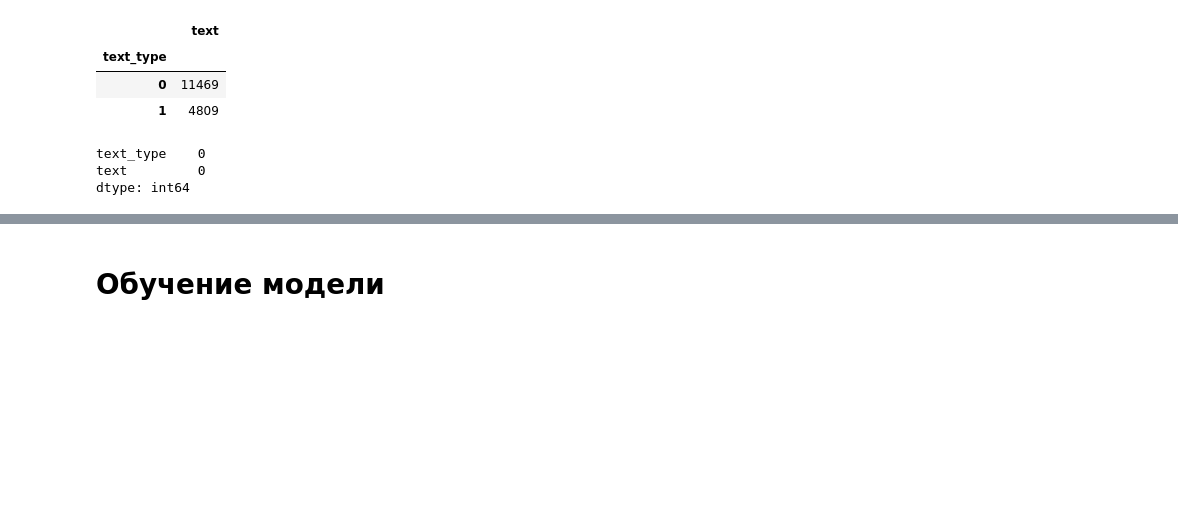
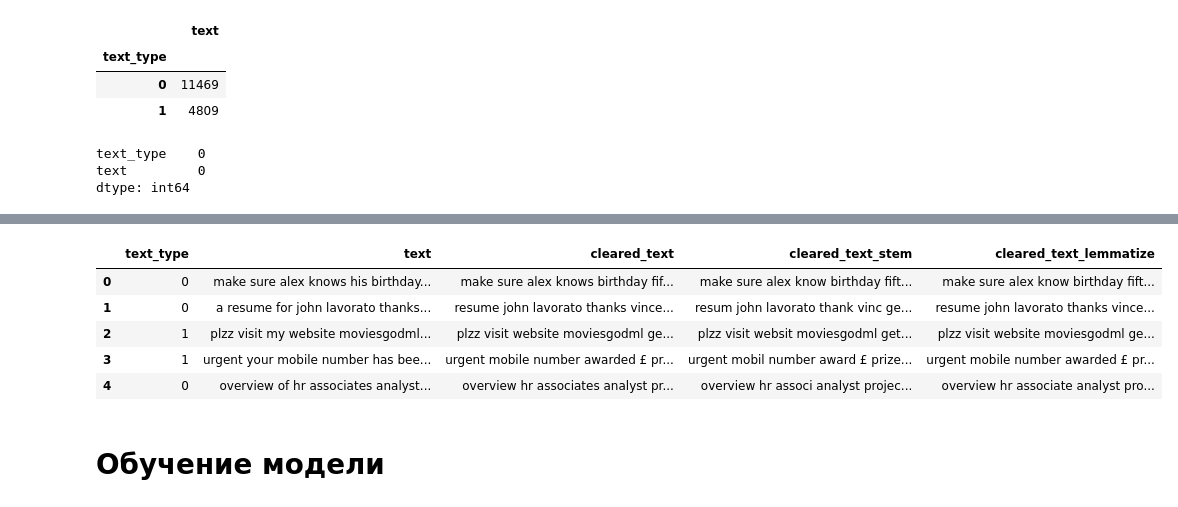
Before and after one commit to kudrmax/spam-recognition, a Jupyter notebook: main.ipynb, the cells around one changed output, grey strips where cells are left out. Cells and saved outputs as stored; diff of their text form; code cells hidden in the pictures; blank space fills up the shorter version.

Commit message:
Improved clear_text function

```diff
--- a/main.ipynb
+++ b/main.ipynb
@@ -14,8 +13,9 @@ data.head()
 # %% [markdown]
 # Анализ и предобработка данных
 # %%
-data['text_type'] = data['text_type'].replace(['spam'], 1)
-data['text_type'] = data['text_type'].replace(['ham'], 0)
+# заменим spam на 1 и ham на 0
+data.loc[data['text_type'] == 'spam', 'text_type'] = 1
+data.loc[data['text_type'] == 'ham', 'text_type'] = 0
 data.head()
 # %% [output]
 |  | text_type | text |
@@ -39,15 +39,3 @@ data.isna().sum()
 text_type    0
 text         0
 dtype: int64
-# %%
-# предобработаем текста
-
-from string import punctuation
-
-def clear_text(s: str):
-    s = s.strip().lower()
-    # убрать всю пунктуацию
-    return s
-
-data['text'] = data['text'].apply(clear_text)
-data.head()
@@ -61,3 +55,57 @@ data.head()
+# %%
+# предобработаем текста
+
+import string
+import re
+from nltk.corpus import stopwords
+from nltk.stem.porter import PorterStemmer
+from nltk.stem import WordNetLemmatizer
+
+
+def clear_text(text: str, method=None):
+    """
+    Функция для предобработки текста
+
+    Parameters
+    ----------
+    text
+    method:
+        - 'lemmatize': использовать WordNetLemmatizer()
+        - 'stem': использовать PorterStemmer()
+        - None: не использовать обработку слов
+
+    Returns
+    -------
+    Текст, готовый к векторизации
+    """
+    stopwords_set = set(stopwords.words('english'))
+
+    text = text.strip().lower()
+    text = text.translate(str.maketrans('', '', string.punctuation))  # удаление пунктуации
+    text = re.sub(r'\d+', '', text)  # удаление чисел
+    text_list = text.split()
+    text_list = [word for word in text_list if word not in stopwords_set]
+    if method == 'lemmatize':
+        lemmatizer = WordNetLemmatizer()
+        text_list = [lemmatizer.lemmatize(word) for word in text_list]
+    elif method == 'stem':
+        stemmer = PorterStemmer()
+        text_list = [stemmer.stem(word) for word in text_list]
+    text = ' '.join(text_list)
+    return text
+
+
+data['cleared_text'] = data['text'].apply(clear_text)
+data['cleared_text_stem'] = data['text'].apply(clear_text, method='stem')
+data['cleared_text_lemmatize'] = data['text'].apply(clear_text, method='lemmatize')
+data.head()
+# %% [output]
+|  | text_type | text | cleared_text | cleared_text_stem | cleared_text_lemmatize |
+| 0 | 0 | make sure alex knows his birthday... | make sure alex knows birthday fif... | make sure alex know birthday fift... | make sure alex know birthday fift... |
+| 1 | 0 | a resume for john lavorato thanks... | resume john lavorato thanks vince... | resum john lavorato thank vinc ge... | resume john lavorato thanks vince... |
+| 2 | 1 | plzz visit my website moviesgodml... | plzz visit website moviesgodml ge... | plzz visit websit moviesgodml get... | plzz visit website moviesgodml ge... |
+| 3 | 1 | urgent your mobile number has bee... | urgent mobile number awarded £ pr... | urgent mobil number award £ prize... | urgent mobile number awarded £ pr... |
+| 4 | 0 | overview of hr associates analyst... | overview hr associates analyst pr... | overview hr associ analyst projec... | overview hr associate analyst pro... |
 # %%
 # векторизируем текст
 
```
Also changed, not shown: parts of 3 cells of this notebook.
